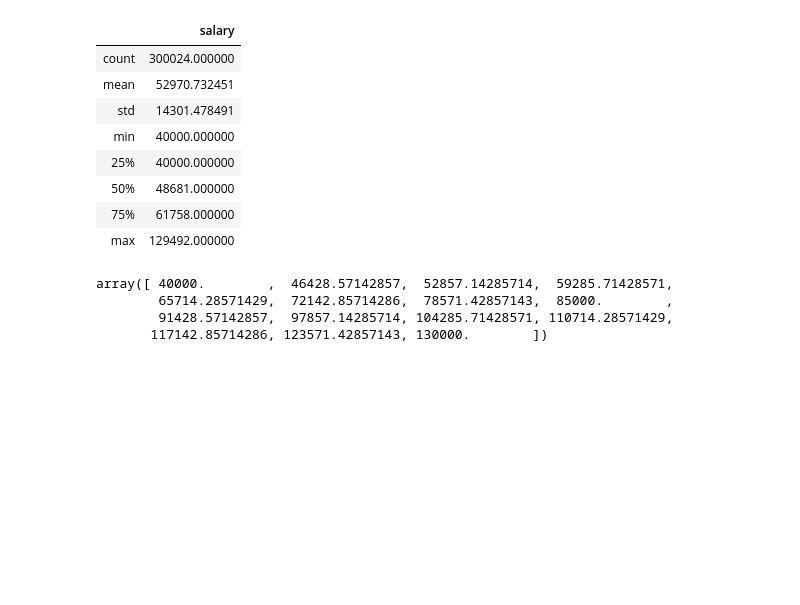
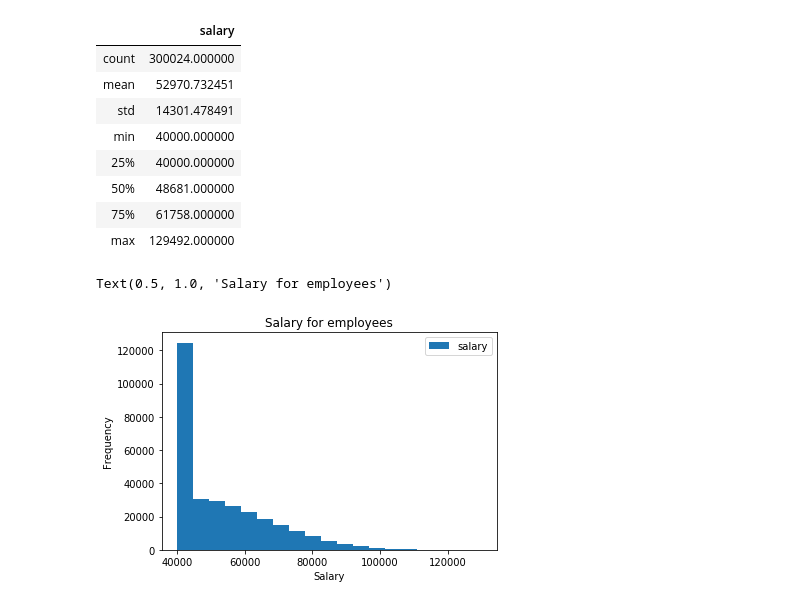
Before and after one commit to JeremyBrent/SQL_challenge, a Jupyter notebook: analysis.ipynb, the cells around one changed output. Cells and saved outputs as stored; diff of their text form; code cells hidden in the pictures; blank space fills up the shorter version.

```diff
--- a/analysis.ipynb
+++ b/analysis.ipynb
@@ -23,9 +23,11 @@ df.columns
 | 75% | 61758.000000 |
 | max | 129492.000000 |
 # %%
-bins = np.linspace(40000,130000,15)
+bins = np.linspace(40000,130000,20)
-# %% [output]
-array([ 40000.        ,  46428.57142857,  52857.14285714,  59285.71428571,
-        65714.28571429,  72142.85714286,  78571.42857143,  85000.        ,
-        91428.57142857,  97857.14285714, 104285.71428571, 110714.28571429,
-       117142.85714286, 123571.42857143, 130000.        ])
+# %%
+df.plot(kind="hist",bins=bins)
+plt.xlabel("Salary")
+plt.title("Salary for employees")
+# %% [output]
+Text(0.5, 1.0, 'Salary for employees')
+[figure, added]
```
Also changed, not shown: parts of 7 cells of this notebook.
